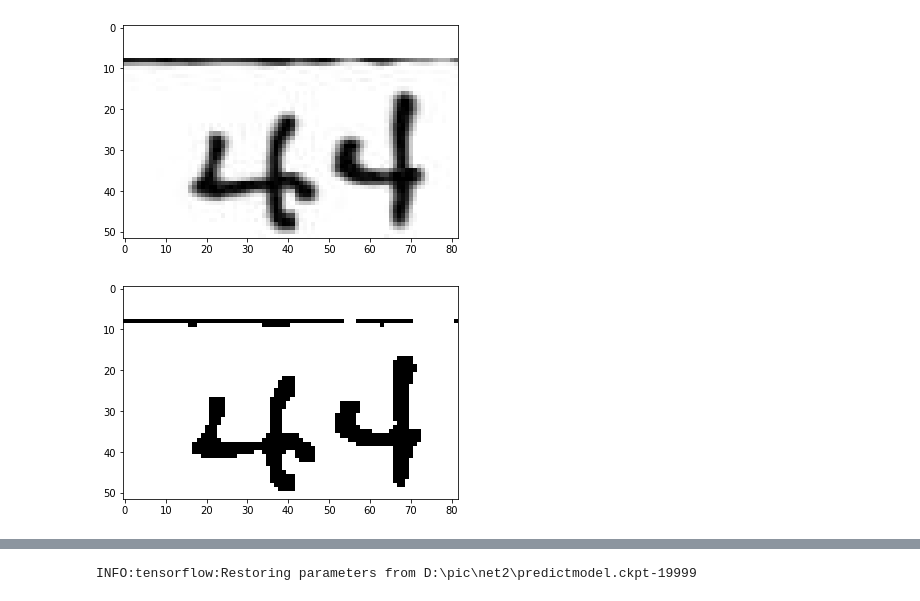
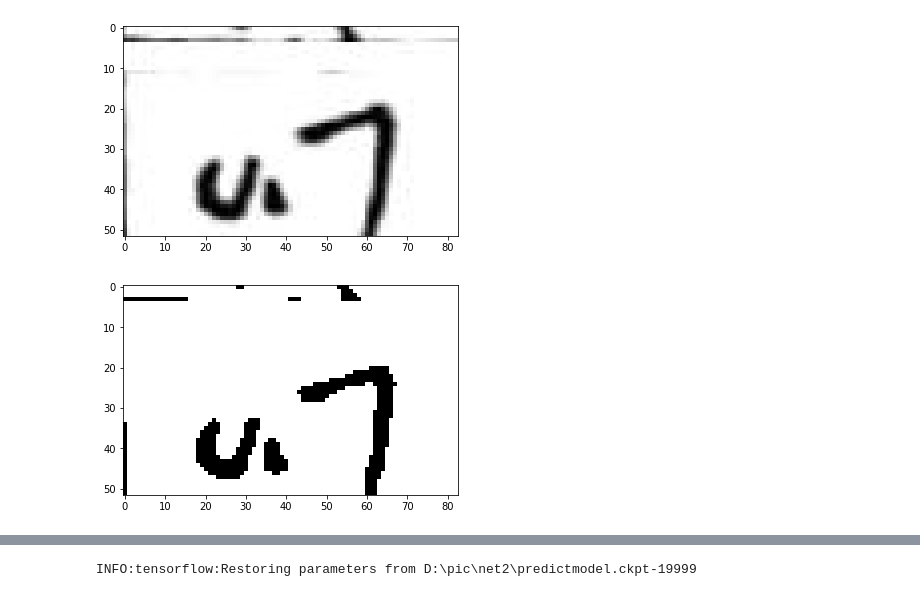
Before and after one commit to pengyang486868/shtnum, a Jupyter notebook: rec2.ipynb, the cells around one changed output, grey strips where cells are left out. Saved outputs shown, nothing was run; the diff lists cells and outputs as text; code cells hidden in the pictures.

```diff
--- a/rec2.ipynb
+++ b/rec2.ipynb
@@ -8,22 +8,22 @@ path = r'D:\pic\splits'
 # %%
 # imraw = plt.imread(os.path.join(path, 'recf.jpg'))
 
-im = Image.open(os.path.join(path, r'10-4.jpg'))
+im = Image.open(os.path.join(path, r'12-2.jpg'))
 
 # w, h = im.size
 # im.thumbnail((w, 28))
 imraw = np.array(im)#[:, :, 0]
 
 plt.imshow(imraw, cmap=plt.cm.gray)
 plt.show()
 # %% [output]
-[figure, old version]
+[figure, new version]
 # %%
 imsolid = np.where(imraw >= 128, 1, 0)
 plt.imshow(imsolid, cmap=plt.cm.gray)
 plt.show()
 # %% [output]
-[figure, old version]
+[figure, new version]
 # %%
 hnum = imsolid.shape[0]
 vnum = imsolid.shape[1]
```
Also changed, not shown: parts of 10 cells of this notebook, 2 other files.
